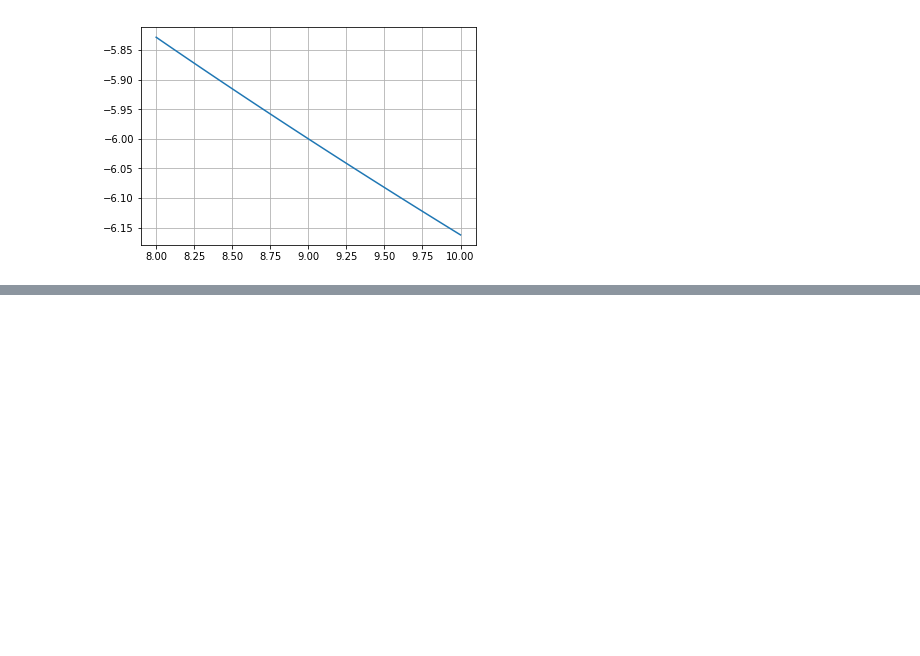
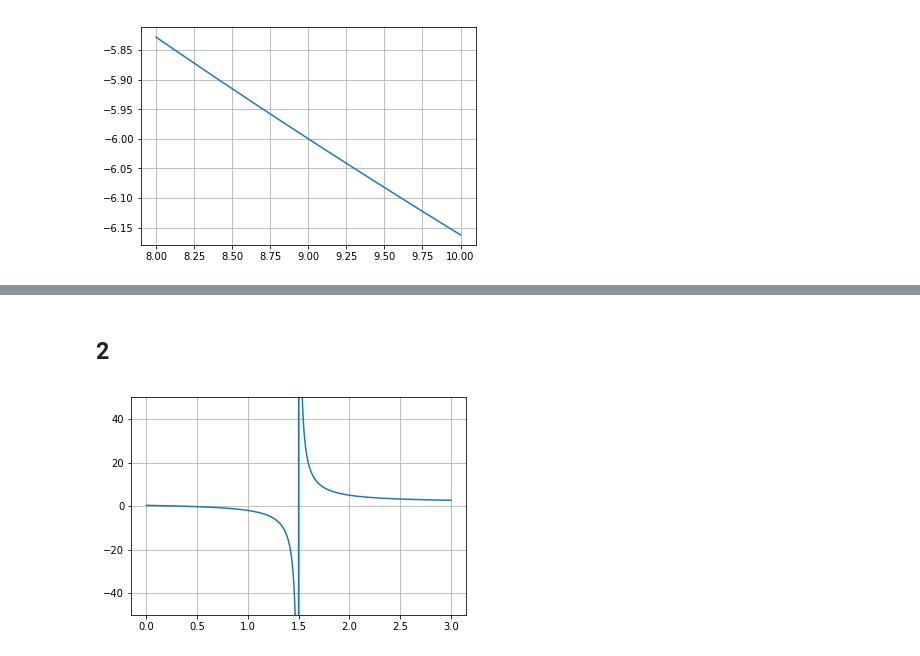
Before and after one commit to bddap/math251, a Jupyter notebook: lab2.ipynb, the cells around one changed output, grey strips where cells are left out. Drawn from its saved outputs; the diff is of its cells as text; code cells hidden in the pictures; blank space fills up the shorter version.

```diff
--- a/lab2.ipynb
+++ b/lab2.ipynb
@@ -10,9 +10,20 @@ def graph(xys):
     plt.grid()
     plt.plot([x for x,y in xys], [y for x,y in xys])
 
-def plot(f, start, end):
+def attempt(f, *a, **k):
+    try:
+        return f(*a, **k)
+    except ValueError:
+        return np.nan
+
+def plot(f, start, end, ylim = None):
+    xs = np.linspace(start, end, 500)
+    ys = [attempt(f, x) for x in xs]
+
     plt.grid()
-    plt.plot(np.linspace(start, end), [f(x) for x in np.linspace(start, end)])
+    if ylim is not None:
+        plt.ylim(*ylim)
+    plt.plot(xs, ys)
 # %% [markdown]
 # 2.1
 # %% [markdown]
@@ -391,0 +418,10 @@ plot(lambda x: (9 - x) / (sqrt(x) - 3), 8, 10)
+# %% [markdown]
+## 2
+# %%
+plot(
+    lambda x:
+        (3 * x ** 2 - 16 * x + 5) / ( 2 * x ** 2 - 13 * x + 15 ),
+    0, 3, [-50, 50]
+)
+# %% [output]
+[figure, added]
```
Also changed, not shown: parts of 11 cells of this notebook, 1 other file.
